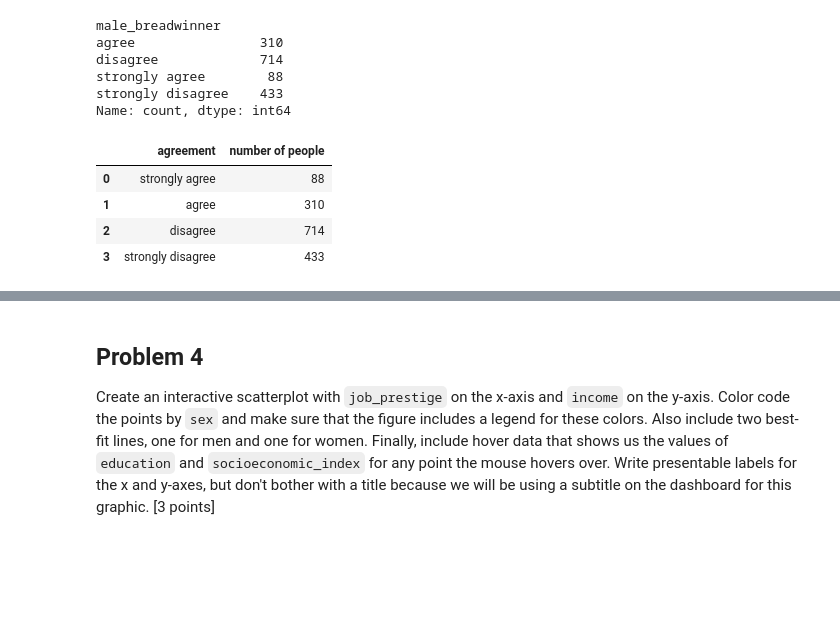
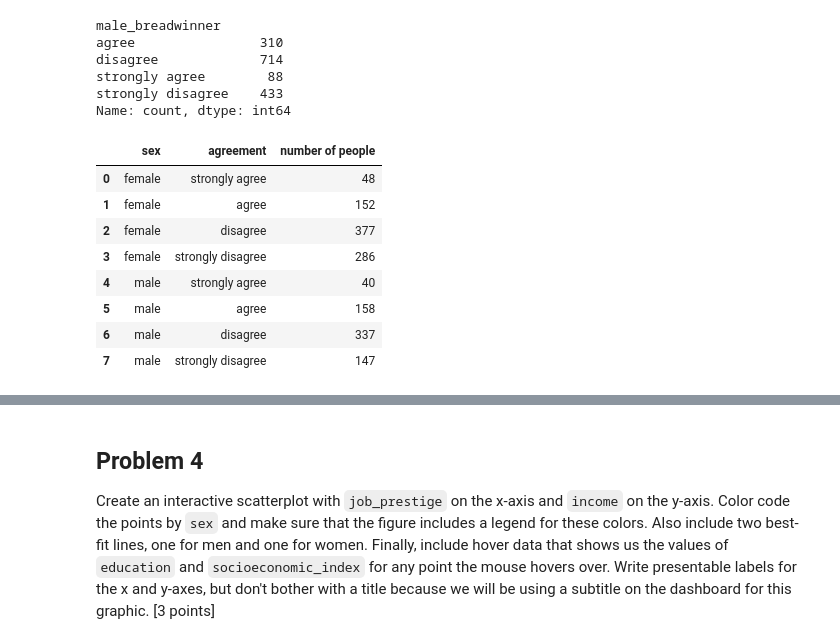
Before and after one commit to tslever/Tom_Levers_Public_Git_Repository, a Jupyter notebook: UVA/3--Practice_And_Application_Of_Data_Science/12--Interactive_Data_Visualization_And_Dashboards/labassignment12.ipynb, the cells around one changed output, grey strips where cells are left out. Saved outputs shown, nothing was run; the diff lists cells and outputs as text; code cells hidden in the pictures; blank space fills up the shorter version.

```diff
--- a/UVA/3--Practice_And_Application_Of_Data_Science/12--Interactive_Data_Visualization_And_Dashboards/labassignment12.ipynb
+++ b/UVA/3--Practice_And_Application_Of_Data_Science/12--Interactive_Data_Visualization_And_Dashboards/labassignment12.ipynb
@@ -158,25 +148,27 @@ Name: count, dtype: int64
 # %%
 gss_clean['male_breadwinner'] = gss_clean.male_breadwinner.astype('category')
 gss_clean['male_breadwinner'] = gss_clean.male_breadwinner.cat.reorder_categories([
     'strongly agree',
     'agree',
     'disagree',
     'strongly disagree'
 ])
-sorted_value_counts = gss_clean['male_breadwinner']
-sorted_value_counts = sorted_value_counts.value_counts()
-sorted_value_counts = sorted_value_counts.sort_index()
+sorted_value_counts = gss_clean.groupby(['sex', 'male_breadwinner']).size()
 sorted_value_counts = sorted_value_counts.reset_index()
 sorted_value_counts = sorted_value_counts.rename(
     columns = {
         'male_breadwinner': 'agreement',
-        'count': 'number of people'
+        0: 'number of people'
     }
 )
 sorted_value_counts
 # %% [output]
-|  | agreement | number of people |
-| 0 | strongly agree | 88 |
-| 1 | agree | 310 |
-| 2 | disagree | 714 |
-| 3 | strongly disagree | 433 |
+|  | sex | agreement | number of people |
+| 0 | female | strongly agree | 48 |
+| 1 | female | agree | 152 |
+| 2 | female | disagree | 377 |
+| 3 | female | strongly disagree | 286 |
+| 4 | male | strongly agree | 40 |
+| 5 | male | agree | 158 |
+| 6 | male | disagree | 337 |
+| 7 | male | strongly disagree | 147 |
```
Also changed, not shown: parts of 15 cells of this notebook, 13 other files.
